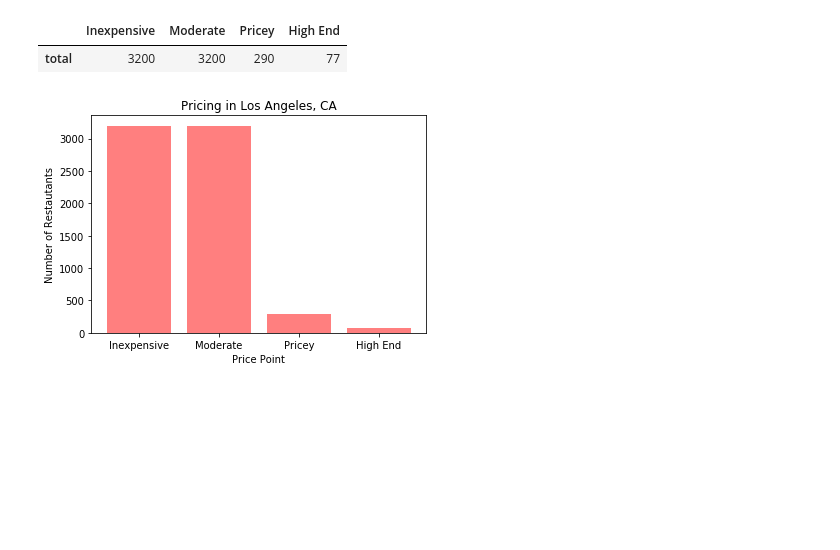
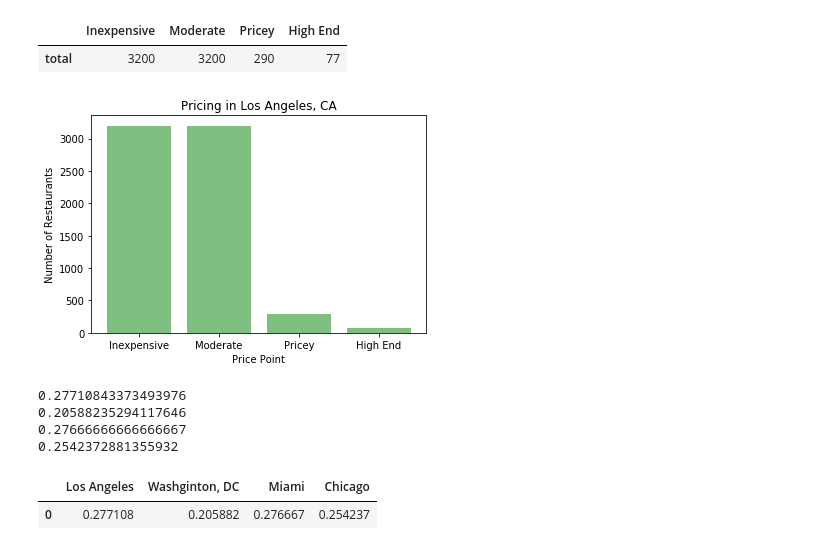
Before and after one commit to carolynew/Project-1-for-BootCamp, a Jupyter notebook: chelsea_folder/Washington_DC.ipynb, the cells around one changed output. Drawn from its saved outputs; the diff is of its cells as text; code cells hidden in the pictures; blank space fills up the shorter version.

```diff
--- a/chelsea_folder/Washington_DC.ipynb
+++ b/chelsea_folder/Washington_DC.ipynb
@@ -257,14 +258,14 @@ la_price_data
 # %%
 # Bar chart for pricing in Washington, DC
 la_price_height = la_price_data.values.flatten()
 la_price_x_range = range(len(la_price_point_dict))
-plt.bar(la_price_x_range, la_price_height, color='r', alpha=0.5, align='center')
+plt.bar(la_price_x_range, la_price_height, color='g', alpha=0.5, align='center')
 
 plt.title("Pricing in Los Angeles, CA")
 plt.xlabel("Price Point")
-plt.ylabel("Number of Restautants")
+plt.ylabel("Number of Restaurants")
 plt.xticks(la_price_x_range, la_price_point_dict.keys())
 plt.savefig('Pricing in LA')
 plt.show()
 # %% [output]
-[figure, old version]
+[figure, new version]
@@ -272,0 +278,24 @@ plt.show()
+# %%
+# Print to see if correct
+print(la_access)
+print(dc_access)
+print(fl_access)
+print(chi_access)
+# %% [output]
+0.27710843373493976
+0.20588235294117646
+0.27666666666666667
+0.2542372881355932
+# %%
+# Create DataFrame for wheelchair accessibility
+access_dict= ({"Los Angeles": la_access,
+                "Washginton, DC": dc_access,
+                "Miami": fl_access,
+                "Chicago": chi_access
+})
+
+accessibility_data = pd.DataFrame(access_dict, index = [0])
+accessibility_data
+# %% [output]
+|  | Los Angeles | Washginton, DC | Miami | Chicago |
+| 0 | 0.277108 | 0.205882 | 0.276667 | 0.254237 |
```
Also changed, not shown: parts of 17 cells of this notebook, 8 other files.
